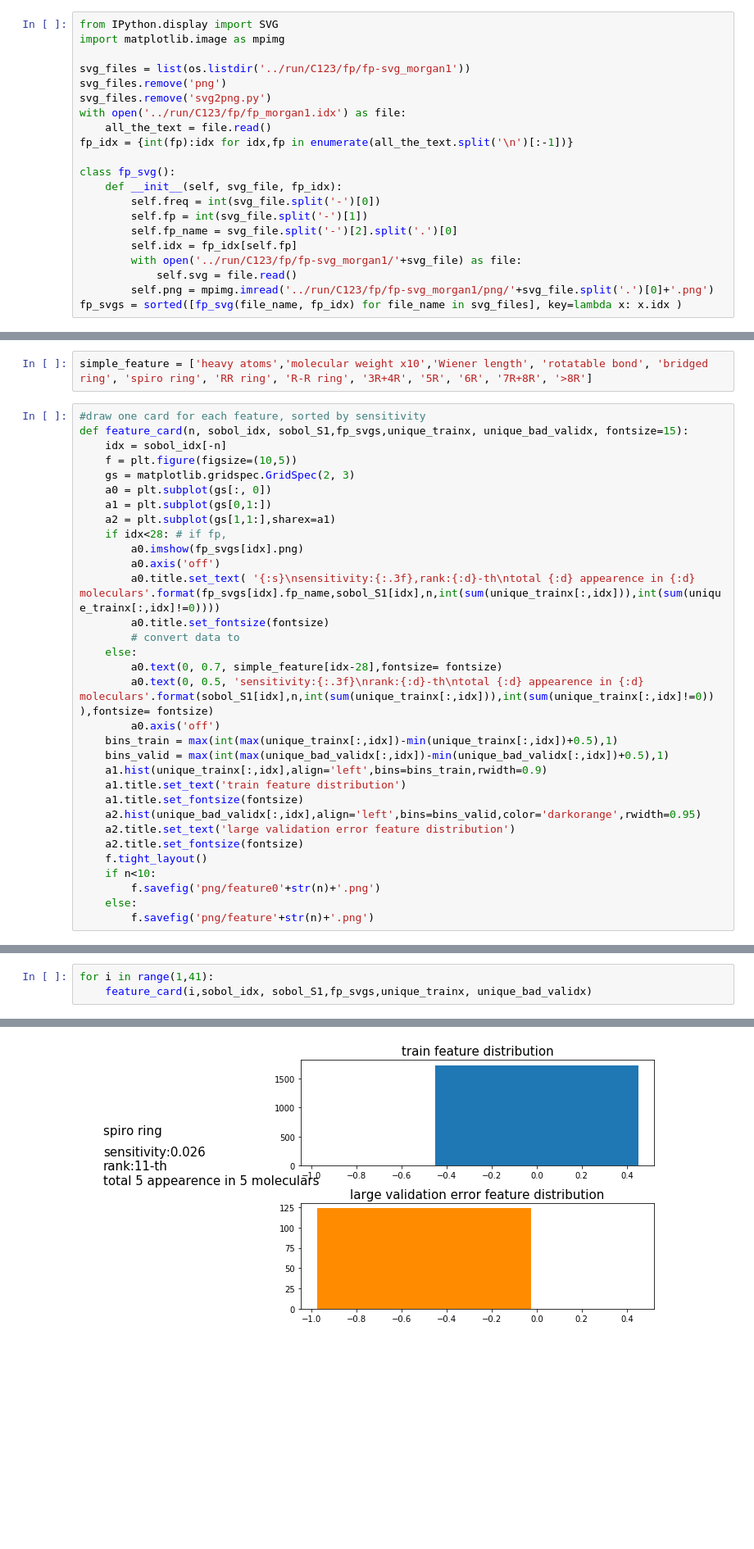
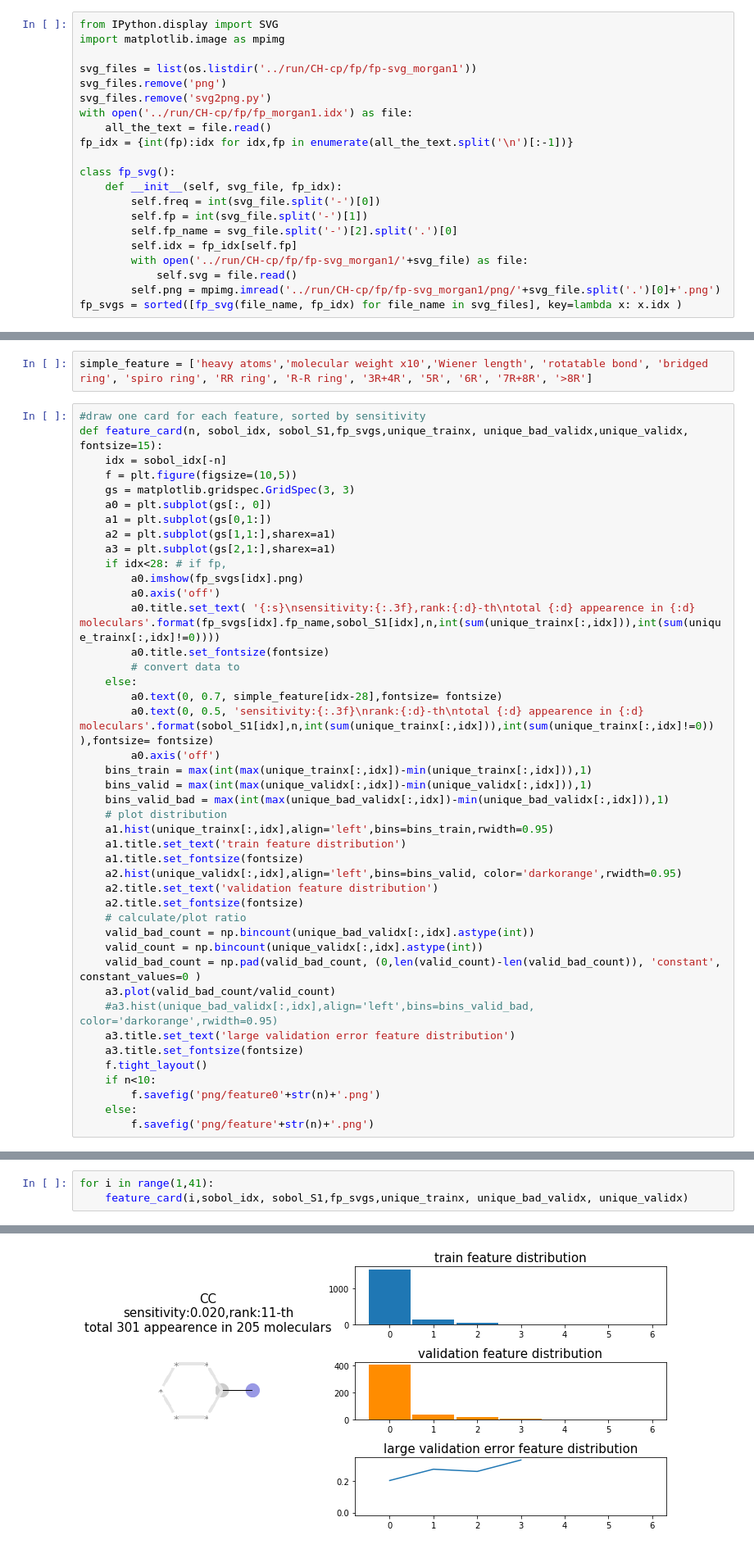
Before and after one commit to sungroup-sjtu/AIMS_ML, a Jupyter notebook: scripts/confusion_test.ipynb, the cells around one changed output, grey strips where cells are left out. Shown at 82% size. Saved outputs shown, nothing was run; the diff lists cells and outputs as text; blank space fills up the shorter version.

```diff
--- a/scripts/confusion_test.ipynb
+++ b/scripts/confusion_test.ipynb
@@ -81,10 +94,10 @@ def load_data(opt):
 from IPython.display import SVG
 import matplotlib.image as mpimg
 
-svg_files = list(os.listdir('../run/C123/fp/fp-svg_morgan1'))
+svg_files = list(os.listdir('../run/CH-cp/fp/fp-svg_morgan1'))
 svg_files.remove('png')
 svg_files.remove('svg2png.py')
-with open('../run/C123/fp/fp_morgan1.idx') as file:
+with open('../run/CH-cp/fp/fp_morgan1.idx') as file:
     all_the_text = file.read()
 fp_idx = {int(fp):idx for idx,fp in enumerate(all_the_text.split('\n')[:-1])}
 
@@ -94,7 +107,7 @@ class fp_svg():
         self.fp = int(svg_file.split('-')[1])
         self.fp_name = svg_file.split('-')[2].split('.')[0]
         self.idx = fp_idx[self.fp]
-        with open('../run/C123/fp/fp-svg_morgan1/'+svg_file) as file:
+        with open('../run/CH-cp/fp/fp-svg_morgan1/'+svg_file) as file:
             self.svg = file.read()
-        self.png = mpimg.imread('../run/C123/fp/fp-svg_morgan1/png/'+svg_file.split('.')[0]+'.png')
+        self.png = mpimg.imread('../run/CH-cp/fp/fp-svg_morgan1/png/'+svg_file.split('.')[0]+'.png')
 fp_svgs = sorted([fp_svg(file_name, fp_idx) for file_name in svg_files], key=lambda x: x.idx )
@@ -149,13 +207,14 @@ for i in range(28):
 simple_feature = ['heavy atoms','molecular weight x10','Wiener length', 'rotatable bond', 'bridged ring', 'spiro ring', 'RR ring', 'R-R ring', '3R+4R', '5R', '6R', '7R+8R', '>8R']
 # %%
 #draw one card for each feature, sorted by sensitivity
-def feature_card(n, sobol_idx, sobol_S1,fp_svgs,unique_trainx, unique_bad_validx, fontsize=15):
+def feature_card(n, sobol_idx, sobol_S1,fp_svgs,unique_trainx, unique_bad_validx,unique_validx, fontsize=15):
     idx = sobol_idx[-n]
     f = plt.figure(figsize=(10,5))
-    gs = matplotlib.gridspec.GridSpec(2, 3)
+    gs = matplotlib.gridspec.GridSpec(3, 3)
     a0 = plt.subplot(gs[:, 0])
     a1 = plt.subplot(gs[0,1:])
     a2 = plt.subplot(gs[1,1:],sharex=a1)
+    a3 = plt.subplot(gs[2,1:],sharex=a1)
     if idx<28: # if fp,
         a0.imshow(fp_svgs[idx].png)
         a0.axis('off')
@@ -166,14 +225,24 @@ def feature_card(n, sobol_idx, sobol_S1,fp_svgs,unique_trainx, unique_bad_validx
         a0.text(0, 0.7, simple_feature[idx-28],fontsize= fontsize)
         a0.text(0, 0.5, 'sensitivity:{:.3f}\nrank:{:d}-th\ntotal {:d} appearence in {:d} moleculars'.format(sobol_S1[idx],n,int(sum(unique_trainx[:,idx])),int(sum(unique_trainx[:,idx]!=0)) ),fontsize= fontsize)
         a0.axis('off')
-    bins_train = max(int(max(unique_trainx[:,idx])-min(unique_trainx[:,idx])+0.5),1)
-    bins_valid = max(int(max(unique_bad_validx[:,idx])-min(unique_bad_validx[:,idx])+0.5),1)
-    a1.hist(unique_trainx[:,idx],align='left',bins=bins_train,rwidth=0.9)
+    bins_train = max(int(max(unique_trainx[:,idx])-min(unique_trainx[:,idx])),1)
+    bins_valid = max(int(max(unique_validx[:,idx])-min(unique_validx[:,idx])),1)
+    bins_valid_bad = max(int(max(unique_bad_validx[:,idx])-min(unique_bad_validx[:,idx])),1)
+    # plot distribution
+    a1.hist(unique_trainx[:,idx],align='left',bins=bins_train,rwidth=0.95)
     a1.title.set_text('train feature distribution')
     a1.title.set_fontsize(fontsize)
-    a2.hist(unique_bad_validx[:,idx],align='left',bins=bins_valid,color='darkorange',rwidth=0.95)
-    a2.title.set_text('large validation error feature distribution')
+    a2.hist(unique_validx[:,idx],align='left',bins=bins_valid, color='darkorange',rwidth=0.95)
+    a2.title.set_text('validation feature distribution')
     a2.title.set_fontsize(fontsize)
+    # calculate/plot ratio
+    valid_bad_count = np.bincount(unique_bad_validx[:,idx].astype(int))
+    valid_count = np.bincount(unique_validx[:,idx].astype(int))
+    valid_bad_count = np.pad(valid_bad_count, (0,len(valid_count)-len(valid_bad_count)), 'constant', constant_values=0 )
+    a3.plot(valid_bad_count/valid_count)
+    #a3.hist(unique_bad_validx[:,idx],align='left',bins=bins_valid_bad, color='darkorange',rwidth=0.95)
+    a3.title.set_text('large validation error feature distribution')
+    a3.title.set_fontsize(fontsize)
     f.tight_layout()
     if n<10:
         f.savefig('png/feature0'+str(n)+'.png')
@@ -186,4 +271,4 @@ feature_card(1,sobol_idx, sobol_S1,fp_svgs,unique_trainx, unique_bad_validx)
 # %%
 for i in range(1,41):
-    feature_card(i,sobol_idx, sobol_S1,fp_svgs,unique_trainx, unique_bad_validx)
+    feature_card(i,sobol_idx, sobol_S1,fp_svgs,unique_trainx, unique_bad_validx, unique_validx)
 # %% [output]
@@ -200 +285 @@ for i in range(1,41):
-[figure, old version]
+[figure, new version]
```
Also changed, not shown: parts of 15 cells of this notebook, 3 other files.
